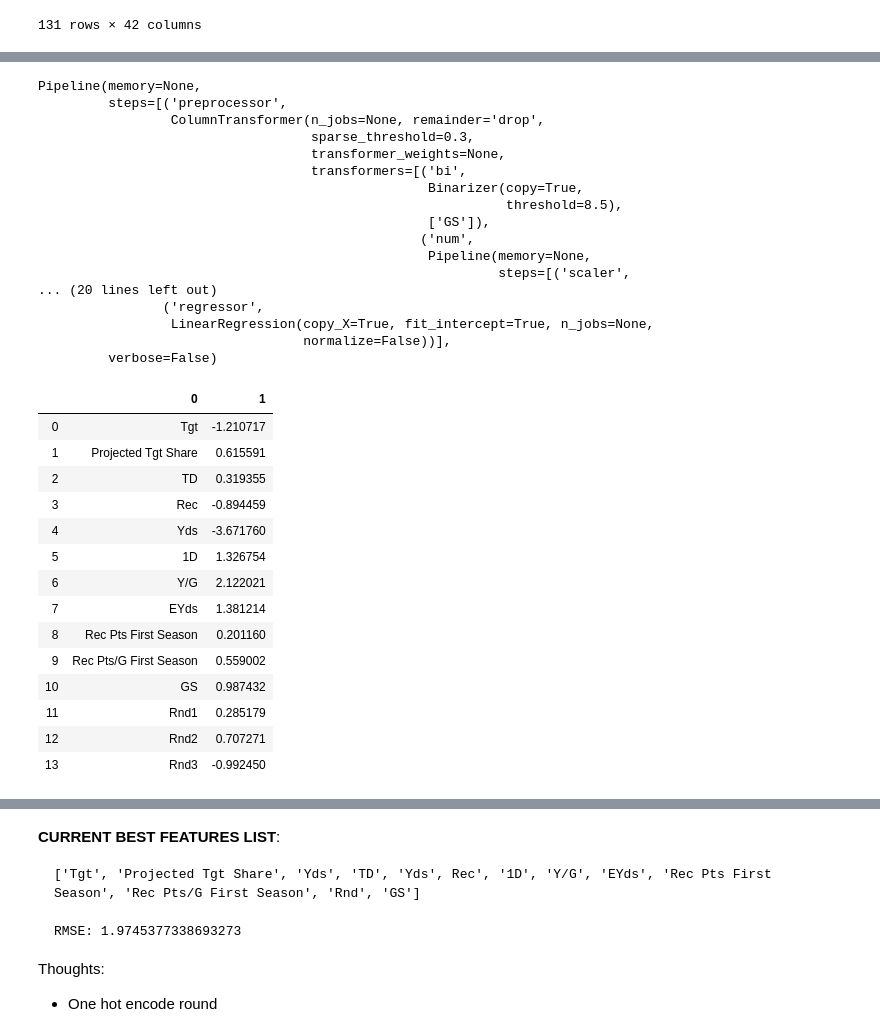
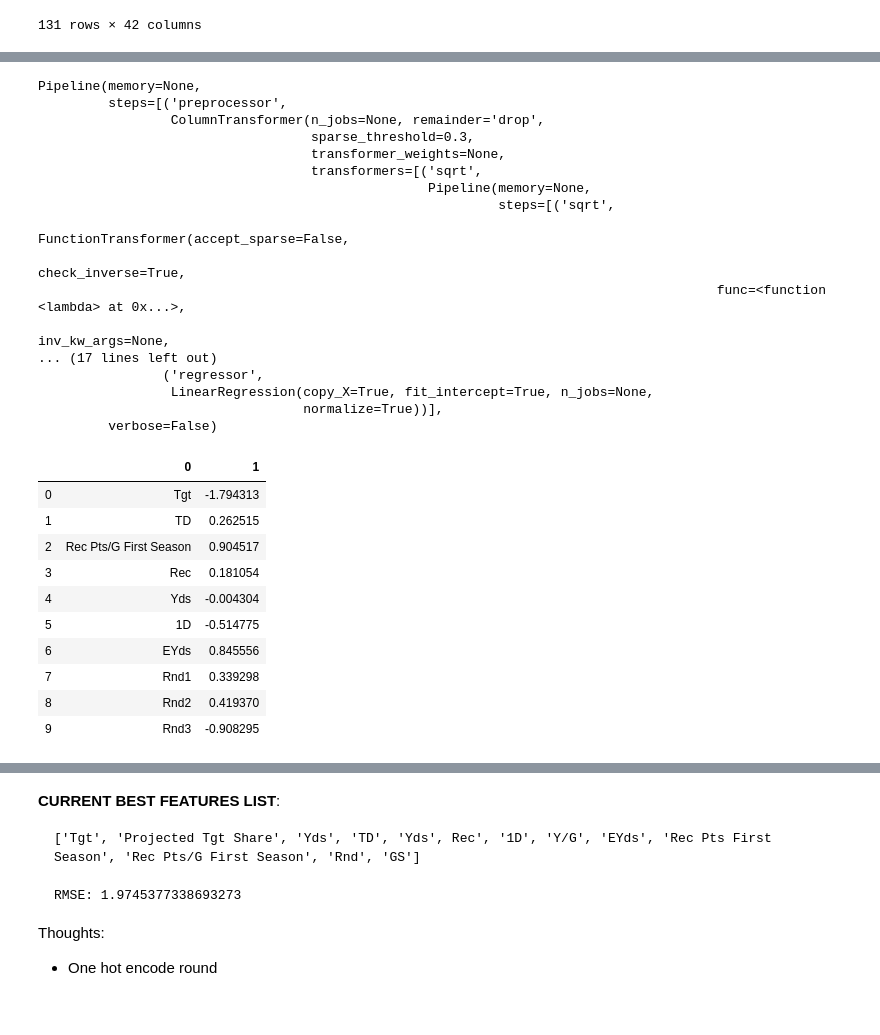
Before and after one commit to tevans-barton/WRSecondYearJumps, a Jupyter notebook: notebooks/5.0 Analysis and Modeling Notebook.ipynb, the cells around one changed output, grey strips where cells are left out. Saved outputs shown, nothing was run; the diff lists cells and outputs as text; code cells hidden in the pictures.

```diff
--- a/notebooks/5.0 Analysis and Modeling Notebook.ipynb
+++ b/notebooks/5.0 Analysis and Modeling Notebook.ipynb
@@ -46,5 +51,5 @@ df
 | 130 | 3 | 93 | BAL | M.Boykin | 2019 | 22 | 16.0 | 11.0 | 22.0 | 0.122905 | ... |
 131 rows × 42 columns
 # %%
-rec_model = df[df['First Year'] < 2019].reset_index(drop = True)
-rec_prediction = df[df['First Year'] == 2019].reset_index(drop = True)
+df_model = df[df['First Year'] < 2019].reset_index(drop = True)
+df_prediction = df[df['First Year'] == 2019].reset_index(drop = True)
@@ -95,5 +87,5 @@ Index(['Rnd', 'Pick', 'Team', 'Player', 'First Year', 'Age Draft', 'G', 'GS',
 # %%
-X_temp, X_test, y_temp, y_test = train_test_split(rec_model.drop(['Rec Pts Second Season', 'Rec Pts/G Second Season'], axis = 1), rec_model['Rec Pts/G Second Season'], test_size = 0.2, random_state = 1)
+X_temp, X_test, y_temp, y_test = train_test_split(df_model.drop(['Rec Pts Second Season', 'Rec Pts/G Second Season'], axis = 1), df_model['Rec Pts/G Second Season'], test_size = 0.2, random_state = 1)
 # %%
 X_train, X_valid, y_train, y_valid = train_test_split(X_temp, y_temp, test_size = 0.2, random_state = 1)
 # %%
@@ -111,64 +108,60 @@ cat_transformer = Pipeline(steps=[
 ])
 
 reg_num_feat = ['Pick', 'First Year', 'Age Draft', 'G', 'GS',
-        'Tgt', 'WR Tgt Share', 'Rec', 'WR Rec Share', 'Ctch%', 'Yds', 'WR Yds Share',
-        'Y/R', 'TD', 'WR TD Share', '1D', 'Lng', 'Y/Tgt', 'R/G','Y/G',
+        'Tgt', 'Catch Rate', 'Y/R', 'TD', 'WR TD Share', 'Lng', 'Y/Tgt', 'Y/G',
         'Projected Tgt Share', 'Projected Tgt', 'Projected Rec Share', 'Projected Rec', 'Projected Yds Share',
-        'Projected Yds', 'Projected TD Share', 'Projected TD', 'Rec Pts First Season', 'Rec Pts/G First Season']
-adv_num_feat = ['DYAR', 'YAR', 'DVOA', 'VOA', 'EYds', 'DPI Pens', 'DPI Yds']
-num_feat = reg_num_feat + adv_num_feat
+        'Projected Yds', 'Projected TD Share', 'Projected TD']
+sqrt_num_feat = ['WR Tgt Share', 'Rec', 'WR Rec Share', 'Yds', 'WR Yds Share', '1D',
+                 'R/G', 'EYds', 'Rec Pts First Season', 'Rec Pts/G First Season']
+adv_num_feat = ['DYAR', 'YAR', 'DVOA', 'VOA', 'DPI Pens', 'DPI Yds']
+num_feat = reg_num_feat + sqrt_num_feat + adv_num_feat
+
+sqrt_transformer = Pipeline(steps = [
+    ('sqrt', FunctionTransformer(lambda x : x**.5))
+])
 
 num_transformer = Pipeline(steps=[
-    ('scaler', StandardScaler())   # z-scale
+    ('none', FunctionTransformer(lambda x : x))
 ])
 
-small_selection = ['Tgt', 'Projected Tgt Share', 'TD',
-                   'Rec', 'Yds', '1D', 'Y/G', 'EYds', 'Rec Pts First Season',
-                   'Rec Pts/G First Season']
+small_selection = ['Tgt', 'TD', 'Rec Pts/G First Season']
+small_sqrt = ['Rec', 'Yds', '1D', 'EYds']
 
-thresh_selection = ['GS']
+preproc1 = ColumnTransformer(transformers=[('sqrt', sqrt_transformer, small_sqrt), ('none', num_transformer, small_selection), ('cat', cat_transformer, cat_feat)])
 
-bi = Binarizer(8.5)
-
-preproc = ColumnTransformer(transformers=[('bi', bi, thresh_selection), ('num', num_transformer, small_selection), ('cat', cat_transformer, cat_feat)])
-
-pl = Pipeline(steps=[('preprocessor', preproc), ('regressor', LinearRegression())])
+pl = Pipeline(steps=[('preprocessor', preproc1), ('regressor', LinearRegression(normalize = True))])
 # %%
-pl.fit(X_train[small_selection + thresh_selection + cat_feat], y_train)
+pl.fit(X_train[small_selection + small_sqrt + cat_feat], y_train)
 # %% [output]
 Pipeline(memory=None,
          steps=[('preprocessor',
                  ColumnTransformer(n_jobs=None, remainder='drop',
                                    sparse_threshold=0.3,
                                    transformer_weights=None,
-                                   transformers=[('bi',
-                                                  Binarizer(copy=True,
-                                                            threshold=8.5),
-                                                  ['GS']),
-                                                 ('num',
+                                   transformers=[('sqrt',
                                                   Pipeline(memory=None,
-                                                           steps=[('scaler',
-... (20 lines left out)
+                                                           steps=[('sqrt',
+                                                                   FunctionTransformer(accept_sparse=False,
+                                                                                       check_inverse=True,
+                                                                                       func=<function <lambda> at 0x...>,
+                                                                                       inv_kw_args=None,
+... (17 lines left out)
                 ('regressor',
                  LinearRegression(copy_X=True, fit_intercept=True, n_jobs=None,
-                                  normalize=False))],
+                                  normalize=True))],
          verbose=False)
 # %%
-pd.DataFrame(zip(small_selection + thresh_selection + ['Rnd1', 'Rnd2', 'Rnd3'], pl.named_steps['regressor'].coef_))
+pd.DataFrame(zip(small_selection + small_sqrt + ['Rnd1', 'Rnd2', 'Rnd3'], pl.named_steps['regressor'].coef_))
 # %% [output]
 |  | 0 | 1 |
-| 0 | Tgt | -1.210717 |
-| 1 | Projected Tgt Share | 0.615591 |
-| 2 | TD | 0.319355 |
-| 3 | Rec | -0.894459 |
-| 4 | Yds | -3.671760 |
-| 5 | 1D | 1.326754 |
-| 6 | Y/G | 2.122021 |
-| 7 | EYds | 1.381214 |
-| 8 | Rec Pts First Season | 0.201160 |
-| 9 | Rec Pts/G First Season | 0.559002 |
-| 10 | GS | 0.987432 |
-| 11 | Rnd1 | 0.285179 |
-| 12 | Rnd2 | 0.707271 |
-| 13 | Rnd3 | -0.992450 |
+| 0 | Tgt | -1.794313 |
+| 1 | TD | 0.262515 |
+| 2 | Rec Pts/G First Season | 0.904517 |
+| 3 | Rec | 0.181054 |
+| 4 | Yds | -0.004304 |
+| 5 | 1D | -0.514775 |
+| 6 | EYds | 0.845556 |
+| 7 | Rnd1 | 0.339298 |
+| 8 | Rnd2 | 0.419370 |
+| 9 | Rnd3 | -0.908295 |
 # %%
```
Also changed, not shown: parts of 16 cells of this notebook, 3 other files.
